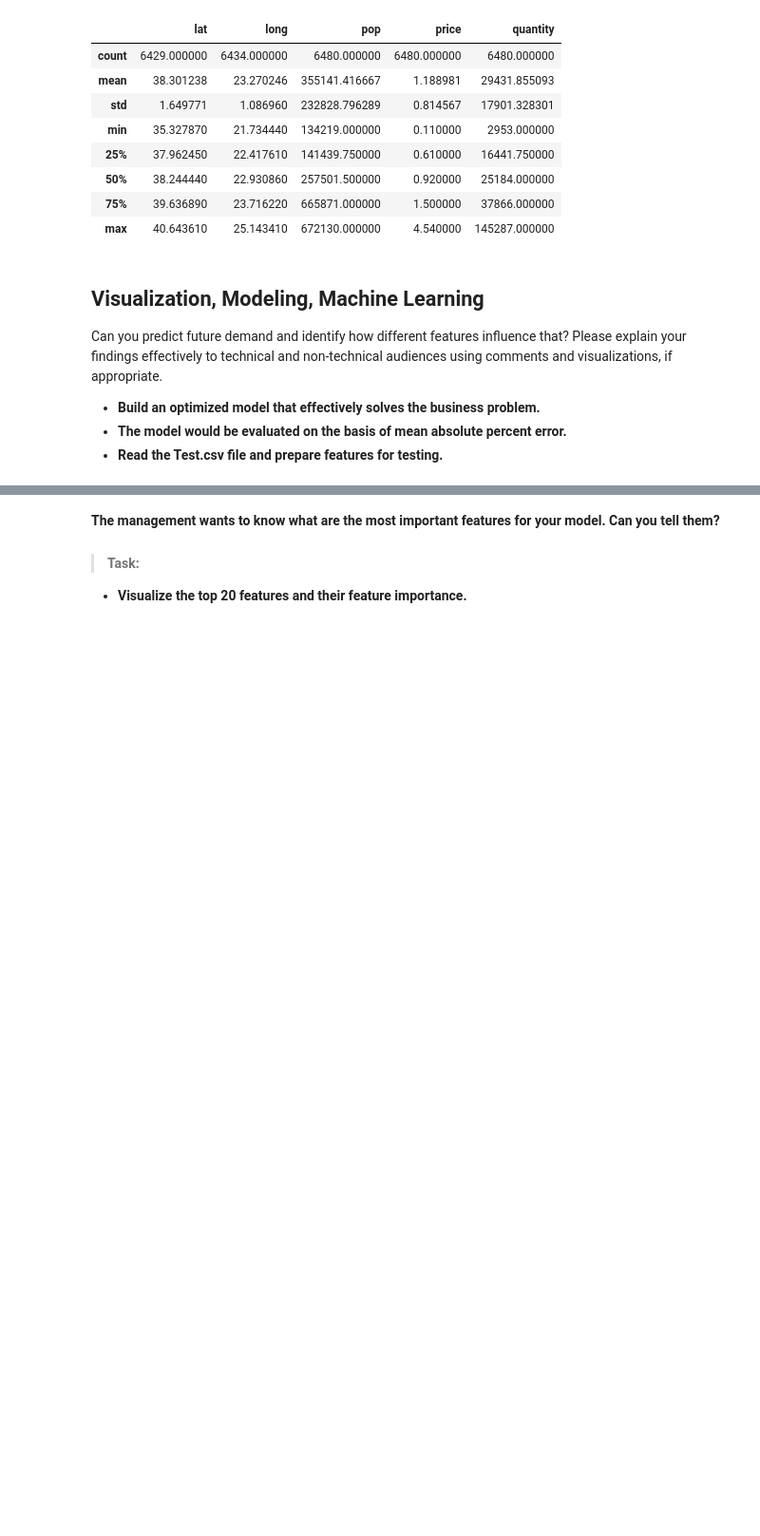
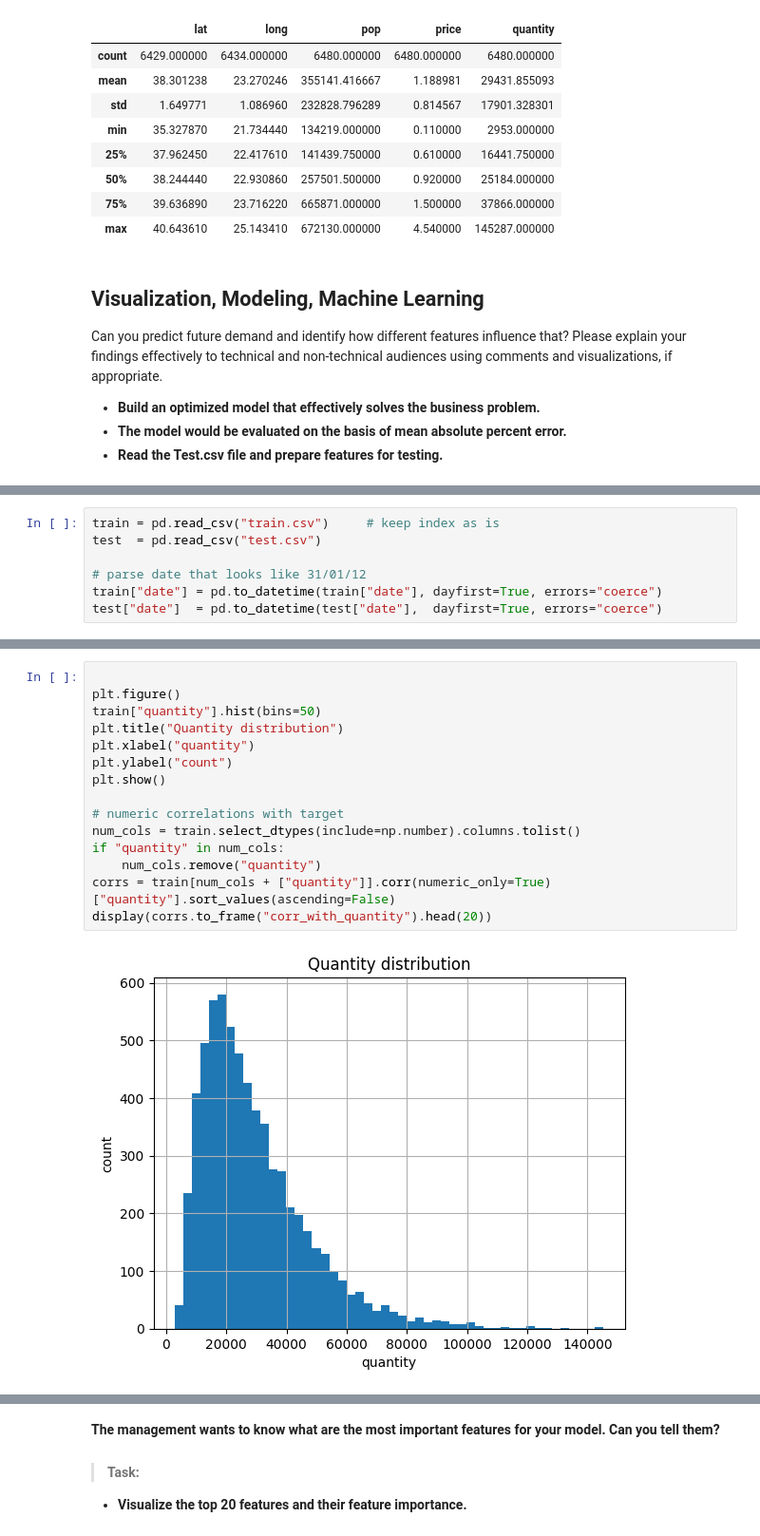
Before and after one commit to pmekanna3/data_science_project, a Jupyter notebook: Questions.ipynb, the cells around one changed output, grey strips where cells are left out. Shown at 95% size. Saved outputs shown, nothing was run; the diff lists cells and outputs as text; blank space fills up the shorter version.

```diff
--- a/Questions.ipynb
+++ b/Questions.ipynb
@@ -81,0 +87,7 @@ test_data.head()
+# %%
+train = pd.read_csv("train.csv")     # keep index as is
+test  = pd.read_csv("test.csv")
+
+# parse date that looks like 31/01/12
+train["date"] = pd.to_datetime(train["date"], dayfirst=True, errors="coerce")
+test["date"]  = pd.to_datetime(test["date"],  dayfirst=True, errors="coerce")
@@ -81,0 +165,17 @@ test_data.head()
+# %%
+
+plt.figure()
+train["quantity"].hist(bins=50)
+plt.title("Quantity distribution")
+plt.xlabel("quantity")
+plt.ylabel("count")
+plt.show()
+
+# numeric correlations with target
+num_cols = train.select_dtypes(include=np.number).columns.tolist()
+if "quantity" in num_cols:
+    num_cols.remove("quantity")
+corrs = train[num_cols + ["quantity"]].corr(numeric_only=True)["quantity"].sort_values(ascending=False)
+display(corrs.to_frame("corr_with_quantity").head(20))
+# %% [output]
+[figure, added]
```
Also changed, not shown: parts of 11 cells of this notebook, 1 other file.
